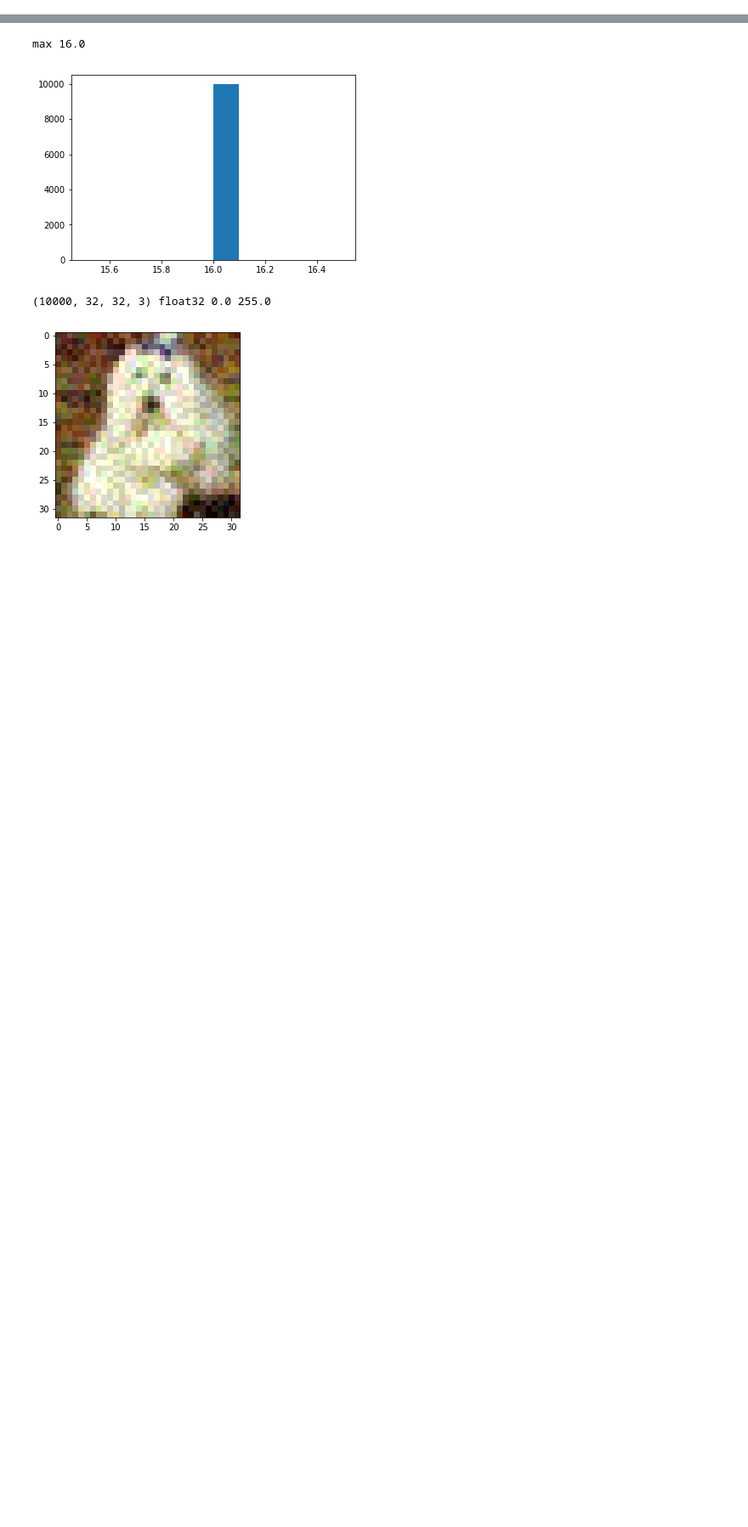
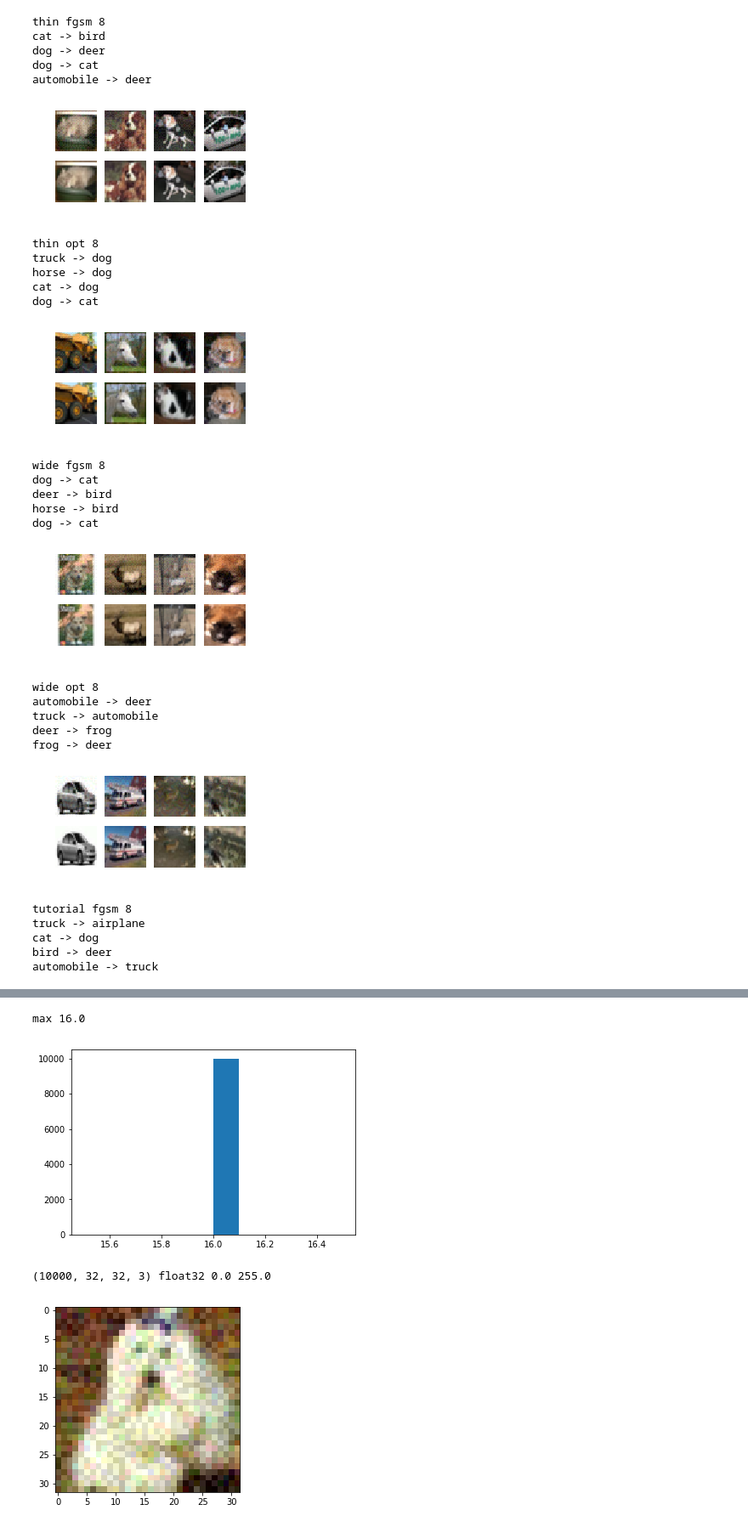
Before and after one commit to sunblaze-ucb/blackbox-attacks, a Jupyter notebook: view_test.ipynb, the cells around one changed output, grey strips where cells are left out. Shown at 85% size. Saved outputs shown, nothing was run; the diff lists cells and outputs as text; code cells hidden in the pictures; blank space fills up the shorter version.

Commit message:
sample images

```diff
--- a/view_test.ipynb
+++ b/view_test.ipynb
@@ -2,3 +2,75 @@
 import numpy as np
 import matplotlib
 import matplotlib.pyplot as plt
+# %%
+names = ['airplane', 'automobile', 'bird', 'cat', 'deer', 'dog', 'frog', 'horse', 'ship', 'truck']
+# %%
+attacks = ['fgsm', 'opt']
+epsilon = '8'
+models = ['thin', 'wide', 'tutorial']
+opt_offset = 6705
+num_samples = 4
+gs = matplotlib.gridspec.GridSpec(2, num_samples)
+
+orig_imgs = np.load('test_orig.npy')
+gt = np.argmax(np.load('test_labels.npy'), axis=1)
+
+for m in models:
+    preds_orig = np.load('preds_orig_%s.npy' % m)
+    for a in attacks:
+        print m, a, epsilon
+        imgs = np.load('test_%s_%s_%s.npy' % (m, a, epsilon))
+        preds_adv = np.load('preds_%s_%s_%s_%s.npy' % (m, a, epsilon, m))
+        if a == 'opt':
+            batch = slice(opt_offset, opt_offset + len(imgs))
+            orig_imgs_slice = orig_imgs[batch]
+            gt_slice = gt[batch]
+            preds_orig_slice = preds_orig[batch]
+        else:
+            orig_imgs_slice = orig_imgs
+            gt_slice = gt
+            preds_orig_slice = preds_orig
+
+        success_indices, = np.where(np.not_equal(preds_adv, preds_orig_slice))
+        samples = np.random.choice(success_indices, num_samples, replace=False)
+
+        plt.figure(figsize=(num_samples, 2))
+        for i in range(num_samples):
+            print names[preds_orig_slice[samples[i]]], '->', names[preds_adv[samples[i]]]
+            plt.subplot(gs[0, i])
+            plt.imshow(imgs[samples[i]] / 255)
+            plt.axis('off')
+            plt.subplot(gs[1, i])
+            plt.imshow(orig_imgs_slice[samples[i]] / 255)
+            plt.axis('off')
+        plt.show()
+# %% [output]
+thin fgsm 8
+cat -> bird
+dog -> deer
+dog -> cat
+automobile -> deer
+[figure, added]
+thin opt 8
+truck -> dog
+horse -> dog
+cat -> dog
+dog -> cat
+[figure, added]
+wide fgsm 8
+dog -> cat
+deer -> bird
+horse -> bird
+dog -> cat
+[figure, added]
+wide opt 8
+automobile -> deer
+truck -> automobile
+deer -> frog
+frog -> deer
+[figure, added]
+tutorial fgsm 8
+truck -> airplane
+cat -> dog
+bird -> deer
+automobile -> truck
```
Also changed, not shown: parts of 1 cell of this notebook.
